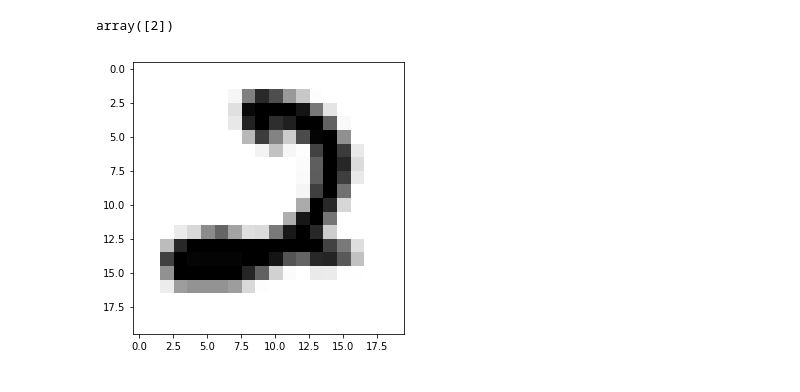
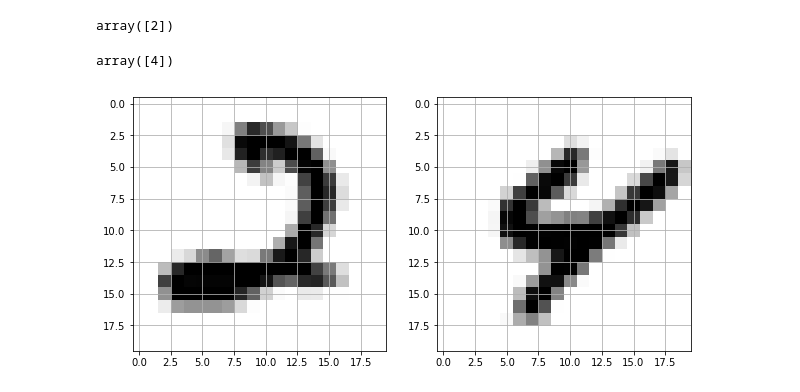
Before and after one commit to sutthisak/my-scikit-learn, a Jupyter notebook: 01.introduction.knn.cv2.ipynb, the cells around one changed output. Cells and saved outputs as stored; diff of their text form; code cells hidden in the pictures.

```diff
--- a/01.introduction.knn.cv2.ipynb
+++ b/01.introduction.knn.cv2.ipynb
@@ -82,11 +91,23 @@ KNeighborsClassifier(algorithm='auto', leaf_size=30, metric='minkowski',
 # %%
-rand_digit = randint(0, 50) + 4949
-clf.predict(data_set[rand_digit].reshape(1, -1))
+rand_digit1 = randint(0, 50) + 4949
+clf1.predict(data[rand_digit1].reshape(1, -1))
 # %% [output]
 array([2])
-# %%
-plt.figure(figsize=(5, 5))
-plt.imshow(data_set[rand_digit].reshape(20, 20), cmap=plt.cm.gray_r, interpolation='nearest')
-plt.show()
-# %% [output]
-[figure, removed]
+# %%
+# Optional, Sklearn Bunch
+rand_digit2 = randint(0, 50) + 4949
+clf2.predict(digits.data[rand_digit2].reshape(1, -1))
+# %% [output]
+array([4])
+# %%
+plt.figure(figsize=(10,5))
+plt.subplot(121) # 1 row, 2 columns, order 1
+plt.grid(True)
+plt.imshow(data[rand_digit1].reshape(20, 20), cmap=plt.cm.gray_r, interpolation='nearest')
+# Optional, Sklearn Bunch
+plt.subplot(122) # 1 row, 2 columns, order 2
+plt.grid(True)
+plt.imshow(digits.data[rand_digit2].reshape(20, 20), cmap=plt.cm.gray_r, interpolation='nearest')
+plt.show()
+# %% [output]
+[figure, added]
```
Also changed, not shown: parts of 7 cells of this notebook.
